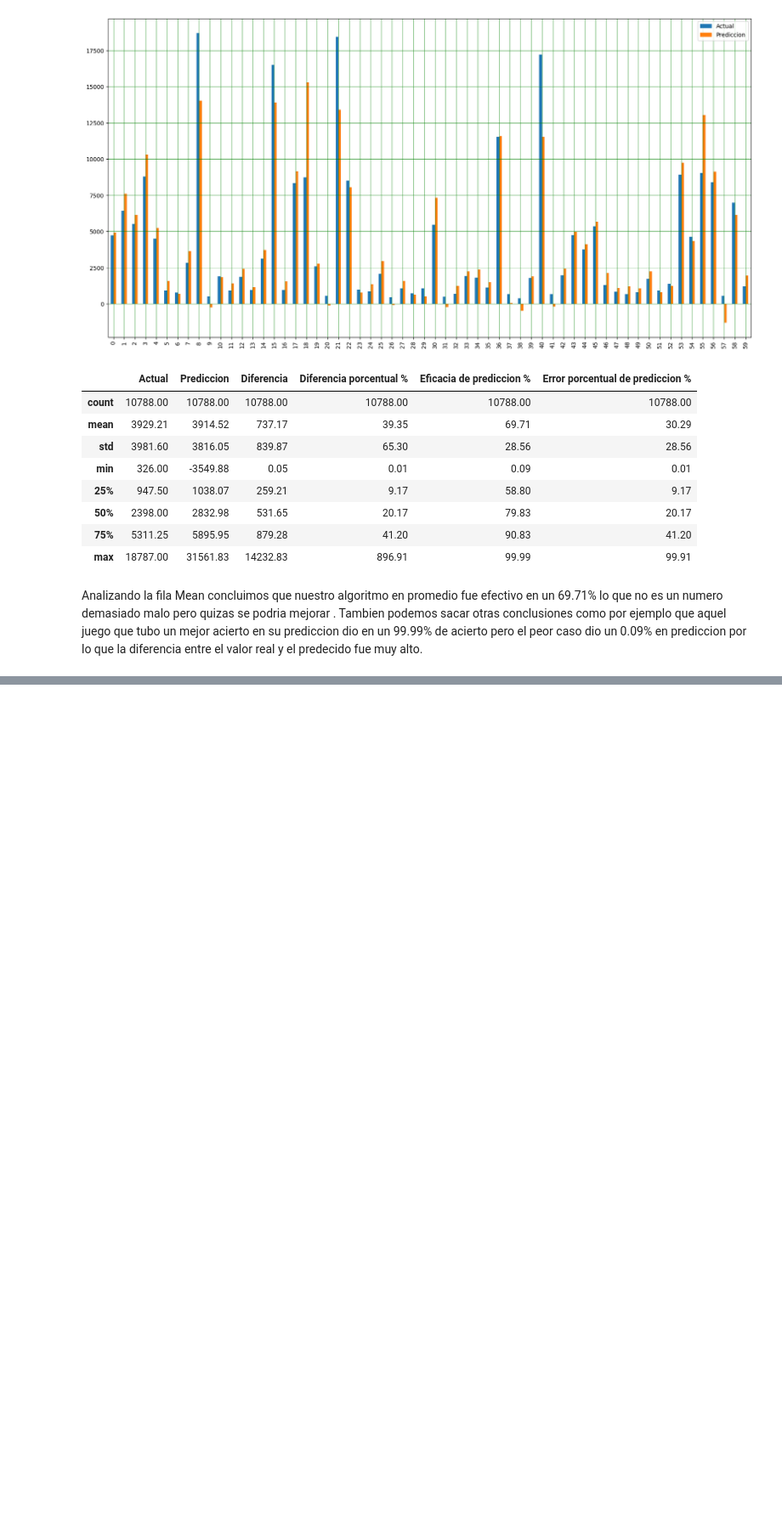
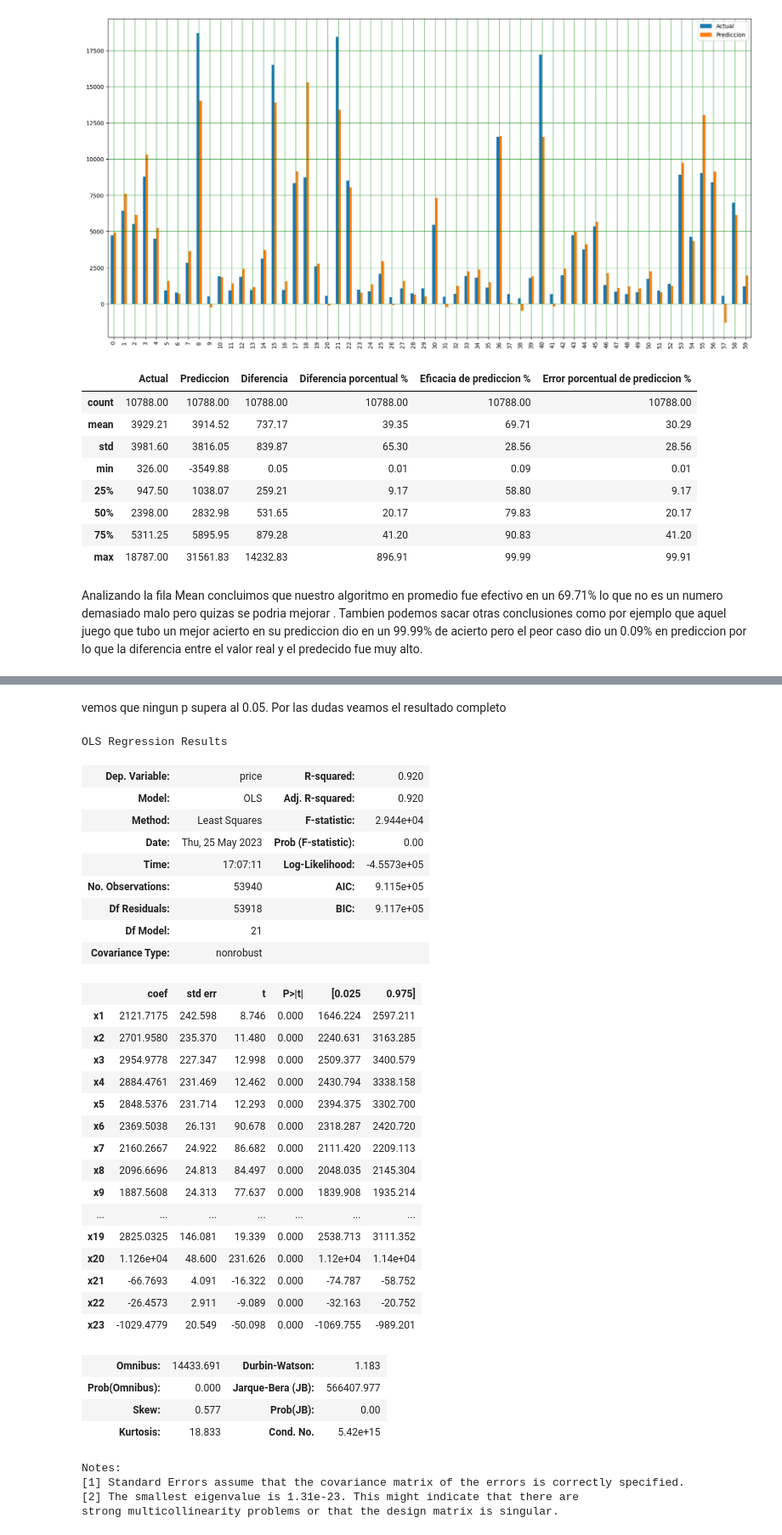
Before and after one commit to Lorenzomar4/ParadigmasDeProgramacionUnsam-tps, a Jupyter notebook: TP1.ipynb, the cells around one changed output, grey strips where cells are left out. Shown at 85% size. Saved outputs shown, nothing was run; the diff lists cells and outputs as text; code cells hidden in the pictures; blank space fills up the shorter version.

```diff
--- a/TP1.ipynb
+++ b/TP1.ipynb
@@ -285,0 +346,39 @@ strong multicollinearity problems or that the design matrix is singular.
+# %% [markdown]
+vemos que ningun p supera al 0.05. Por las dudas veamos el resultado completo
+# %%
+algoPredicccion.regresionOLSResultados()
+# %% [output]
+OLS Regression Results
+| Dep. Variable: | price | R-squared: | 0.920 |
+| Model: | OLS | Adj. R-squared: | 0.920 |
+| Method: | Least Squares | F-statistic: | 2.944e+04 |
+| Date: | Thu, 25 May 2023 | Prob (F-statistic): | 0.00 |
+| Time: | 17:07:11 | Log-Likelihood: | -4.5573e+05 |
+| No. Observations: | 53940 | AIC: | 9.115e+05 |
+| Df Residuals: | 53918 | BIC: | 9.117e+05 |
+| Df Model: | 21 |  |  |
+| Covariance Type: | nonrobust |  |  |
+|  | coef | std err | t | P>|t| | [0.025 | 0.975] |
+| x1 | 2121.7175 | 242.598 | 8.746 | 0.000 | 1646.224 | 2597.211 |
+| x2 | 2701.9580 | 235.370 | 11.480 | 0.000 | 2240.631 | 3163.285 |
+| x3 | 2954.9778 | 227.347 | 12.998 | 0.000 | 2509.377 | 3400.579 |
+| x4 | 2884.4761 | 231.469 | 12.462 | 0.000 | 2430.794 | 3338.158 |
+| x5 | 2848.5376 | 231.714 | 12.293 | 0.000 | 2394.375 | 3302.700 |
+| x6 | 2369.5038 | 26.131 | 90.678 | 0.000 | 2318.287 | 2420.720 |
+| x7 | 2160.2667 | 24.922 | 86.682 | 0.000 | 2111.420 | 2209.113 |
+| x8 | 2096.6696 | 24.813 | 84.497 | 0.000 | 2048.035 | 2145.304 |
+| x9 | 1887.5608 | 24.313 | 77.637 | 0.000 | 1839.908 | 1935.214 |
+| ... | ... | ... | ... | ... | ... | ... |
+| x19 | 2825.0325 | 146.081 | 19.339 | 0.000 | 2538.713 | 3111.352 |
+| x20 | 1.126e+04 | 48.600 | 231.626 | 0.000 | 1.12e+04 | 1.14e+04 |
+| x21 | -66.7693 | 4.091 | -16.322 | 0.000 | -74.787 | -58.752 |
+| x22 | -26.4573 | 2.911 | -9.089 | 0.000 | -32.163 | -20.752 |
+| x23 | -1029.4779 | 20.549 | -50.098 | 0.000 | -1069.755 | -989.201 |
+| Omnibus: | 14433.691 | Durbin-Watson: | 1.183 |
+| Prob(Omnibus): | 0.000 | Jarque-Bera (JB): | 566407.977 |
+| Skew: | 0.577 | Prob(JB): | 0.00 |
+| Kurtosis: | 18.833 | Cond. No. | 5.42e+15 |
+Notes:
+[1] Standard Errors assume that the covariance matrix of the errors is correctly specified.
+[2] The smallest eigenvalue is 1.31e-23. This might indicate that there are
+strong multicollinearity problems or that the design matrix is singular.
```
Also changed, not shown: parts of 14 cells of this notebook, 1 other file.
